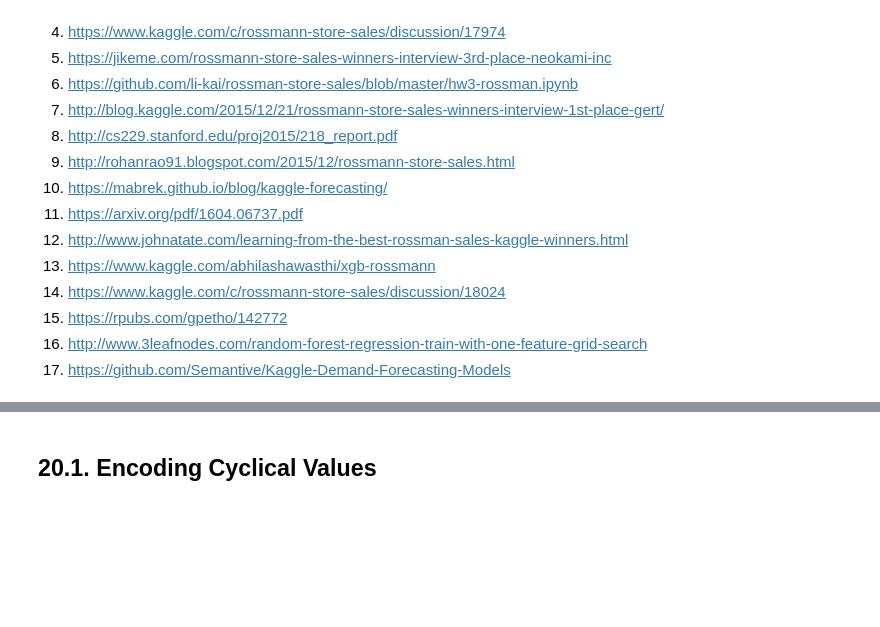
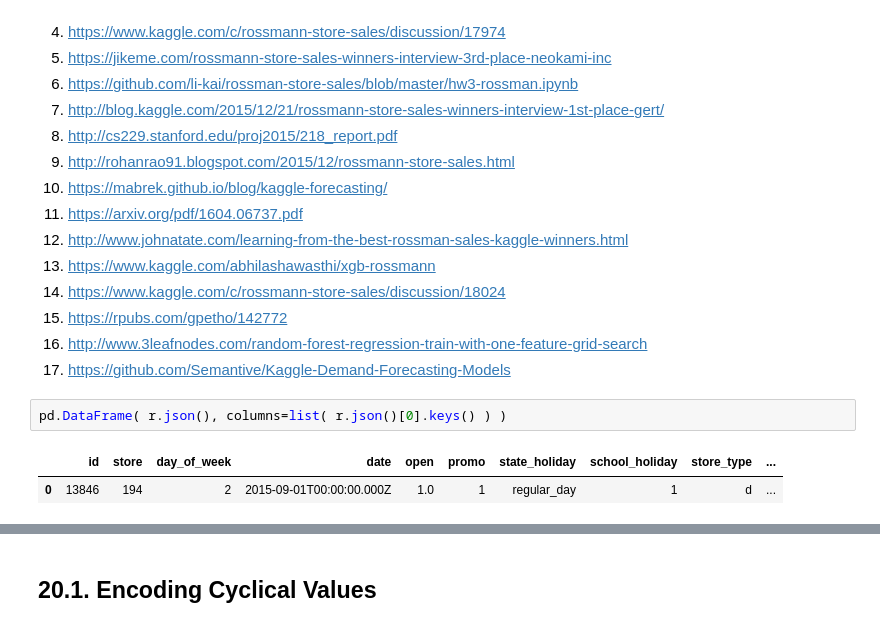
Before and after one commit to Meigarom/Predictive-Analytics, a Jupyter notebook: notebooks/Predictive-Analytics-Rossmann.ipynb, the cells around one changed output, grey strips where cells are left out. Cells and saved outputs as stored; diff of their text form; blank space fills up the shorter version.

```diff
--- a/notebooks/Predictive-Analytics-Rossmann.ipynb
+++ b/notebooks/Predictive-Analytics-Rossmann.ipynb
@@ -1758,3 +1768,8 @@ Request Status: 200 code:200
 15. https://rpubs.com/gpetho/142772
 16. http://www.3leafnodes.com/random-forest-regression-train-with-one-feature-grid-search
 17. https://github.com/Semantive/Kaggle-Demand-Forecasting-Models
+# %%
+pd.DataFrame( r.json(), columns=list( r.json()[0].keys() ) )
+# %% [output]
+|  | id | store | day_of_week | date | open | promo | state_holiday | school_holiday | store_type | ... |
+| 0 | 13846 | 194 | 2 | 2015-09-01T00:00:00.000Z | 1.0 | 1 | regular_day | 1 | d | ... |
```
Also changed, not shown: parts of 15 cells of this notebook.
